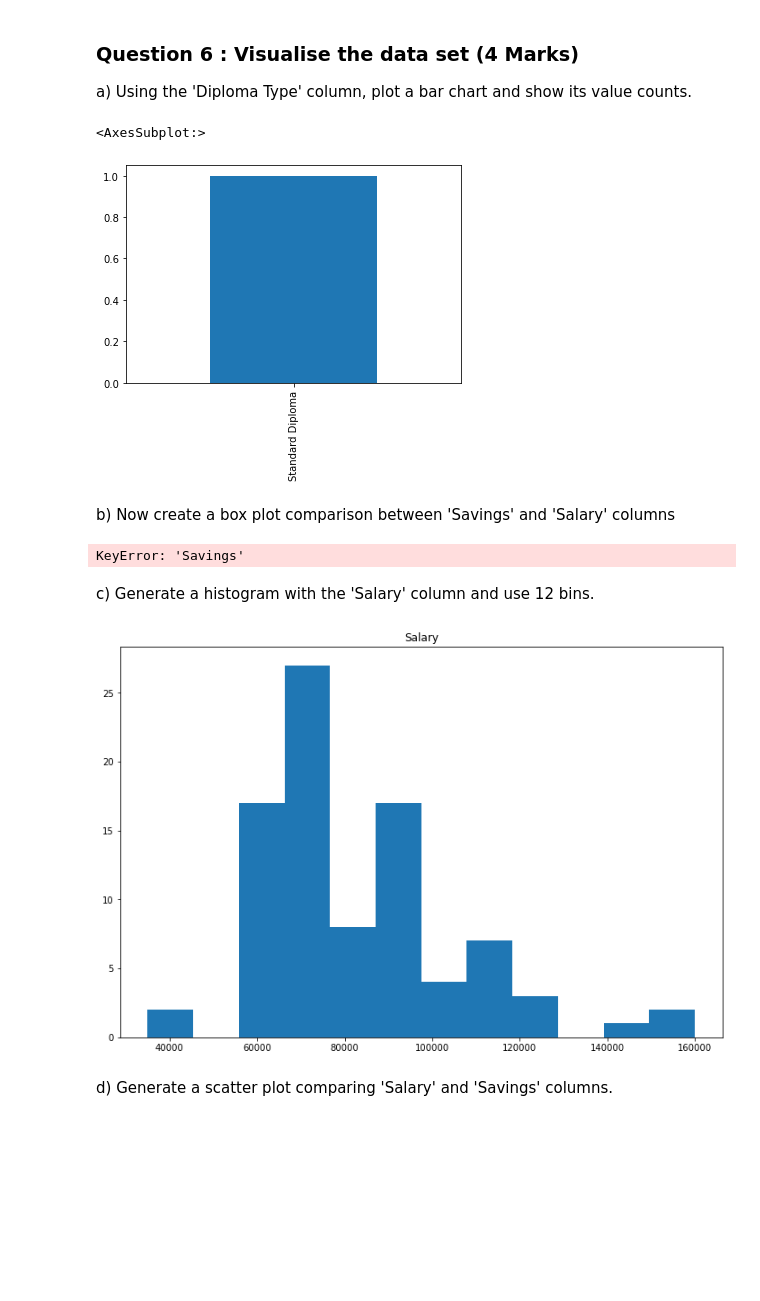
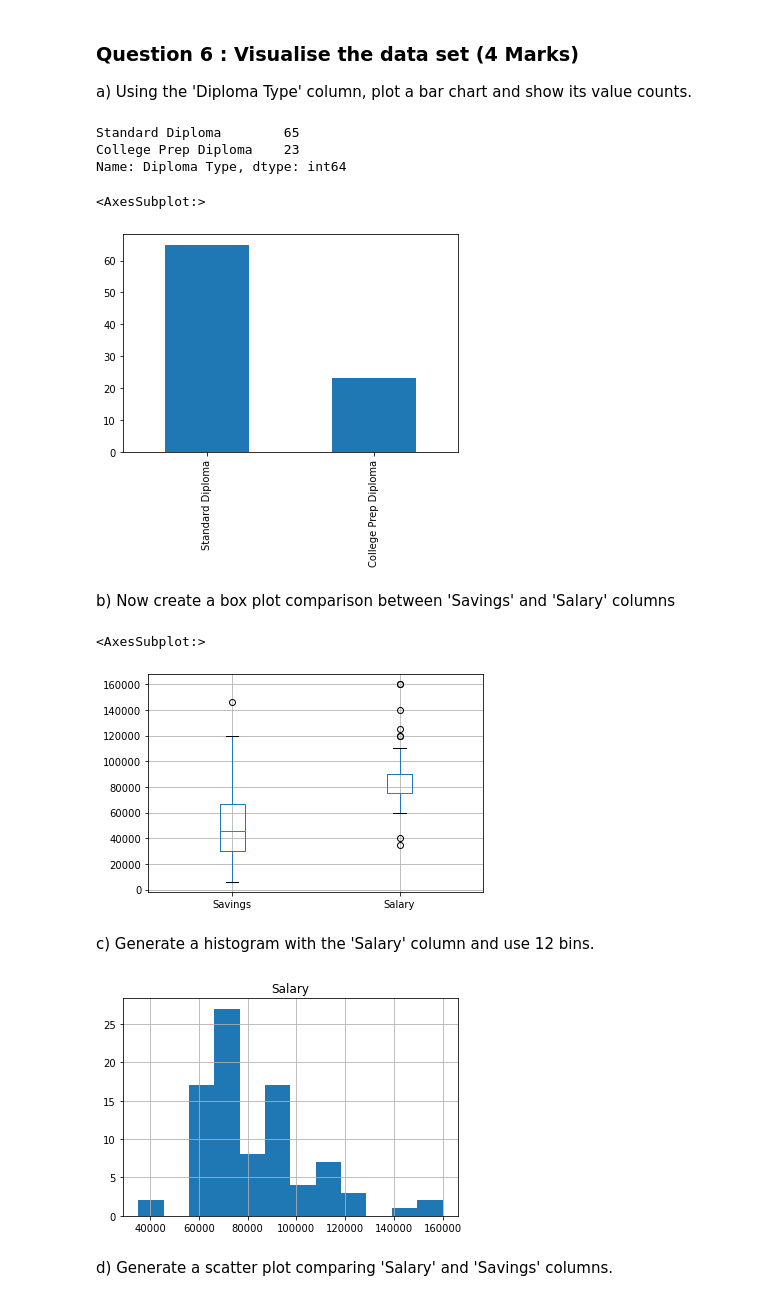
Before and after one commit to Amulah-98/alumniAss, a Jupyter notebook: alumniAss1.ipynb, the cells around one changed output. Saved outputs shown, nothing was run; the diff lists cells and outputs as text; code cells hidden in the pictures; blank space fills up the shorter version.

```diff
--- a/alumniAss1.ipynb
+++ b/alumniAss1.ipynb
@@ -95,10 +105,6 @@ clean_currency("$66,000")
 66000.0
 # %%
 #a) (2)
-alumni['Savings']= alumni['Savings ($)']
-alumni.head(2)
-def clean_currency(curr):
-    return float(curr.replace(",", "").replace("$", ""))
-
-clean_currency("$66,000")
+alumni['Savings']= alumni['Savings ($)'].apply(clean_currency)
+alumni
 # %% [output]
@@ -135,4 +144,4 @@ Name: Gender, dtype: int64
 b) Now use a '.str.replace' on the 'Gender' column to covert the incorrect 'M' fields. Hint: We must use ^...$ to restrict the pattern to match the whole string.
 # %%
 # b) (1)
-alumni["Gender"]= alumni["Gender"].replace("M", "Male")
+alumni["Gender"].str.replace("M", "Male")
@@ -146,4 +203,4 @@ c) That didn't the set alumni["Gender"] column however. You will need to update
 d) You can set it directly by using the df.loc command, show how this can be done by using the 'df.loc[row_indexer,col_indexer] = value' command to convert the 'M' to 'Male'
 # %%
 # d) (1)
-alumni = Gender.iloc[[90, 1]].replace({' M': ' Male'}, regex=True)
+alumni.loc[[28, 35, 84], 'Gender']= 'Male'
@@ -190,27 +245,33 @@ alumni.head()
 ### Question 6 :  Visualise the data set (4 Marks)
 
 a) Using the 'Diploma Type' column, plot a bar chart and show its value counts.
+# %%
+alumni['Diploma Type'].value_counts()
+# %% [output]
+Standard Diploma        65
+College Prep Diploma    23
+Name: Diploma Type, dtype: int64
 # %%
 #a) (1)
 alumni['Diploma Type'].value_counts().plot(kind='bar')
 # %% [output]
 <AxesSubplot:>
-[figure, old version]
+[figure, new version]
 # %% [markdown]
 b) Now create a box plot comparison between 'Savings' and 'Salary' columns
 # %%
 #b) (1)
-fig = plt.figure
-bp = alumni.boxplot('Salary','Savings')
+alumni[['Savings' ,'Salary']].boxplot()
 # %% [output]
-KeyError: 'Savings'
+<AxesSubplot:>
+[figure, added]
 # %% [markdown]
 c) Generate a histogram with the 'Salary' column and use 12 bins.
 # %%
 #c) (1)
-alumni = alumni.hist(column='Salary', bins=12, grid=False, figsize=(12,8))
+alumni = alumni.hist(column='Salary', bins=12)
 # %% [output]
-[figure, old version]
+[figure, new version]
 # %% [markdown]
 d) Generate a scatter plot comparing 'Salary' and 'Savings' columns.
 # %%
```
Also changed, not shown: parts of 14 cells of this notebook.
